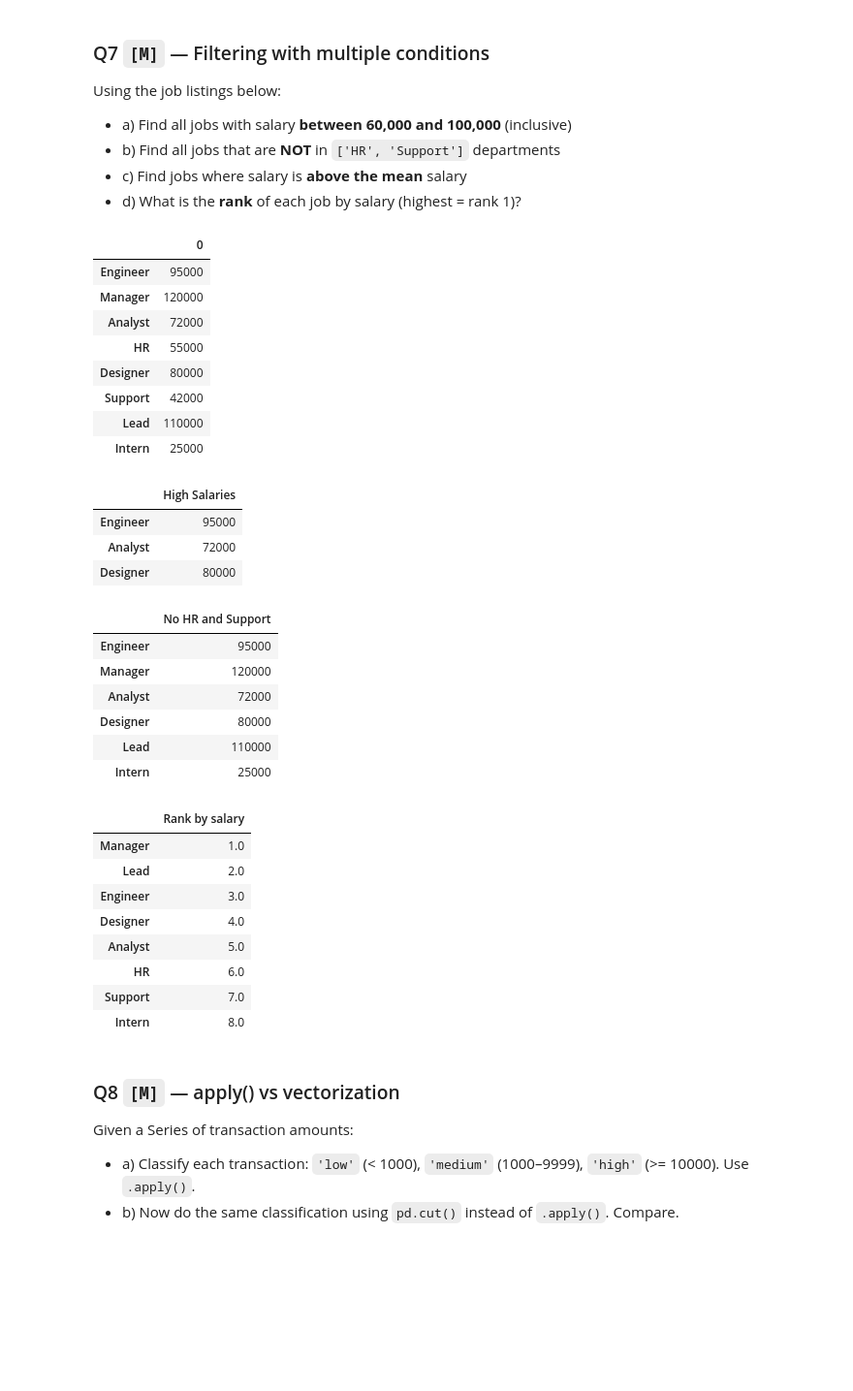
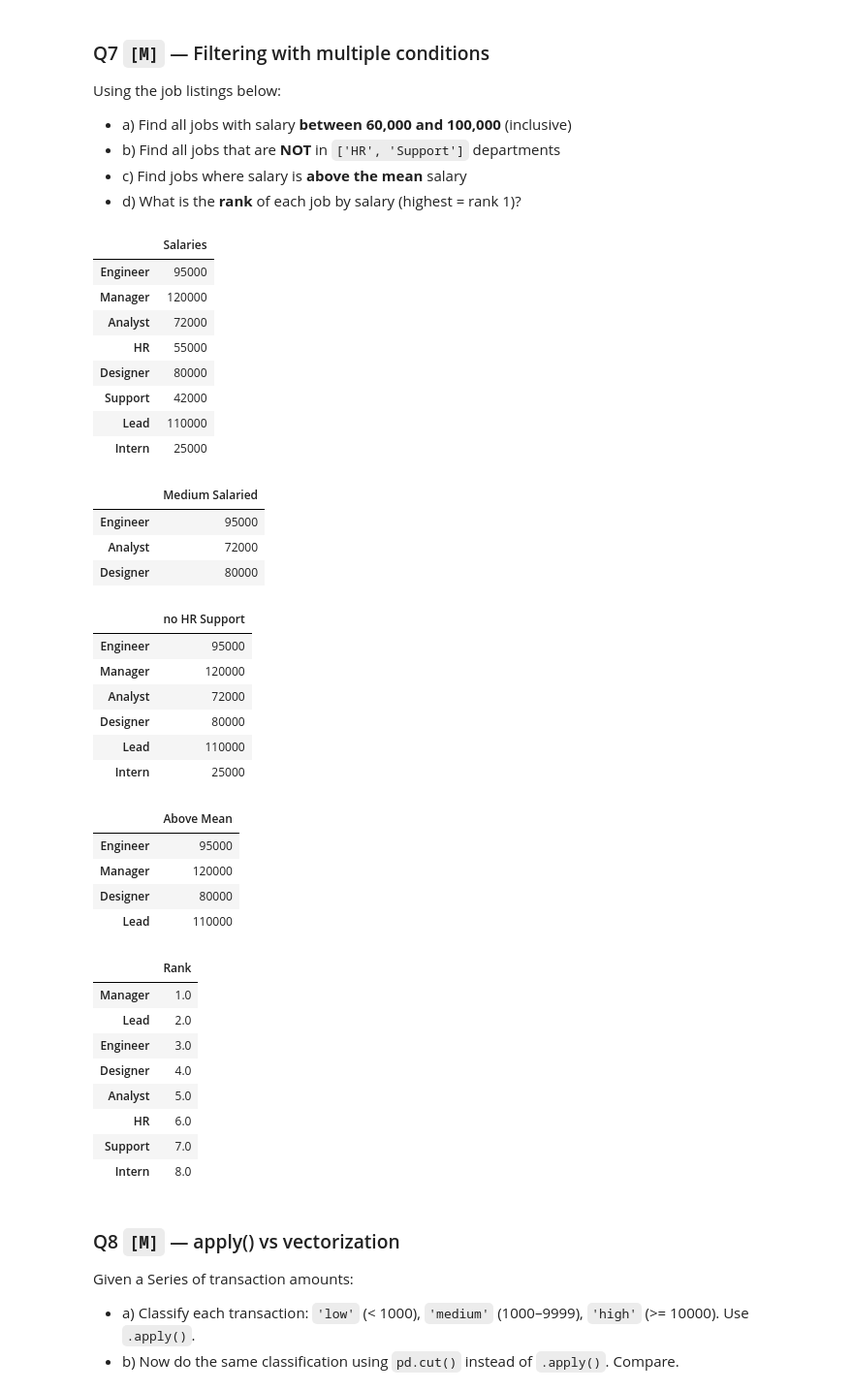
Before and after one commit to abhishekkatewaofficial-lab/Machine-Learning, a Jupyter notebook: Notes/Pandas/2. Intermediate/01_pandas_foundations_and_series.ipynb, the cells around one changed output. Shown at 97% size. Drawn from its saved outputs; the diff is of its cells as text; code cells hidden in the pictures; blank space fills up the shorter version.

```diff
--- a/Notes/Pandas/2. Intermediate/01_pandas_foundations_and_series.ipynb
+++ b/Notes/Pandas/2. Intermediate/01_pandas_foundations_and_series.ipynb
@@ -1979,54 +1943,65 @@ job_salaries = pd.Series(
      "Lead": 110000, "Intern": 25000}
 )
 
-display(job_salaries.to_frame())
+display(job_salaries.to_frame(name='Salaries'))
 
 # Q7a — Between 60,000 and 100,000
 
-display(job_salaries[job_salaries.isin(range(60000,100000))].to_frame(name='High Salaries'))
+medium_salaried = job_salaries[job_salaries.isin(range(60_000,1_00_000))]
+display(medium_salaried.to_frame(name='Medium Salaried'))
 
 # Q7b — Not HR or Support
-display(job_salaries[~job_salaries.index.isin(["HR","Support"])].to_frame(name="No HR and Support"))
+
+no_HR_Support = job_salaries[~job_salaries.index.isin(["HR", "Support"])]
+display(no_HR_Support.to_frame(name='no HR Support'))
+
 
 # Q7c — Above mean salary
 
+mean_salary = job_salaries.mean()
+above_mean = job_salaries[job_salaries>mean_salary]
+display(above_mean.to_frame(name='Above Mean'))
 
-job_salaries[job_salaries>job_salaries.mean()].to_frame(name="Salaries above mean")
 
 # Q7d — Rank by salary (hint: look up .rank() method)
 
-display(job_salaries.rank(ascending=False).sort_values(ascending=True).to_frame(name="Rank by salary")
-)
+rank = job_salaries.rank(ascending=False).sort_values(ascending=True)
+display(rank.to_frame(name='Rank'))
 # %% [output]
-|  | 0 |
+|  | Salaries |
 | Engineer | 95000 |
 | Manager | 120000 |
 | Analyst | 72000 |
 | HR | 55000 |
 | Designer | 80000 |
 | Support | 42000 |
 | Lead | 110000 |
 | Intern | 25000 |
-|  | High Salaries |
+|  | Medium Salaried |
 | Engineer | 95000 |
 | Analyst | 72000 |
 | Designer | 80000 |
-|  | No HR and Support |
+|  | no HR Support |
 | Engineer | 95000 |
 | Manager | 120000 |
 | Analyst | 72000 |
 | Designer | 80000 |
 | Lead | 110000 |
 | Intern | 25000 |
-|  | Rank by salary |
-| Manager | 1.0 |
-| Lead | 2.0 |
-| Engineer | 3.0 |
-| Designer | 4.0 |
-| Analyst | 5.0 |
-| HR | 6.0 |
-| Support | 7.0 |
-| Intern | 8.0 |
+|  | Above Mean |
+| Engineer | 95000 |
+| Manager | 120000 |
+| Designer | 80000 |
+| Lead | 110000 |
+|  | Rank |
+| Manager | 1.0 |
+| Lead | 2.0 |
+| Engineer | 3.0 |
+| Designer | 4.0 |
+| Analyst | 5.0 |
+| HR | 6.0 |
+| Support | 7.0 |
+| Intern | 8.0 |
 # %% [markdown]
 ### Q8 `[M]` — apply() vs vectorization
 
```
Also changed, not shown: parts of 12 cells of this notebook, 10 other files.
